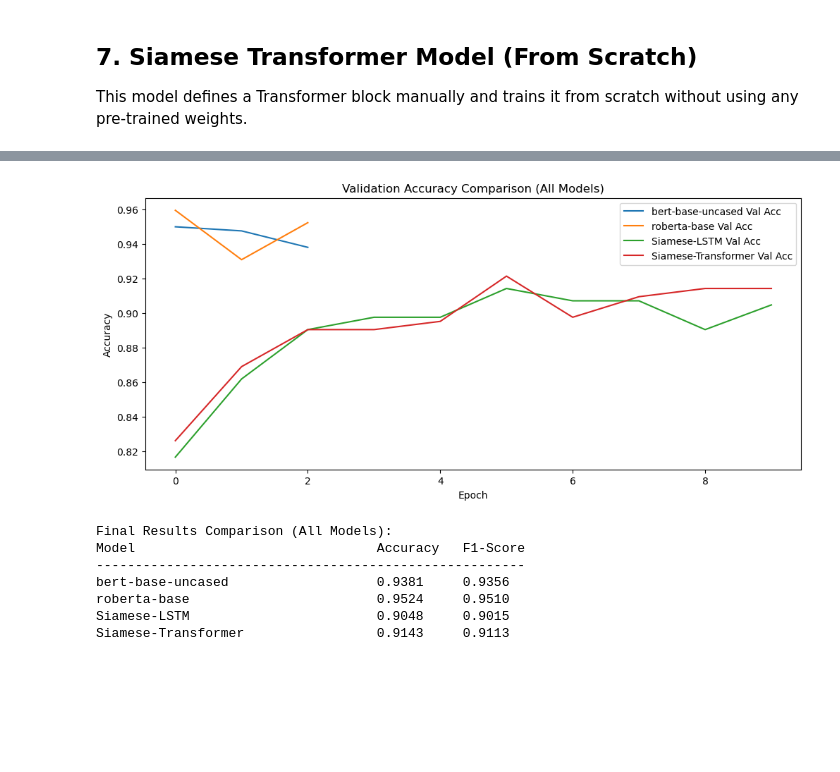
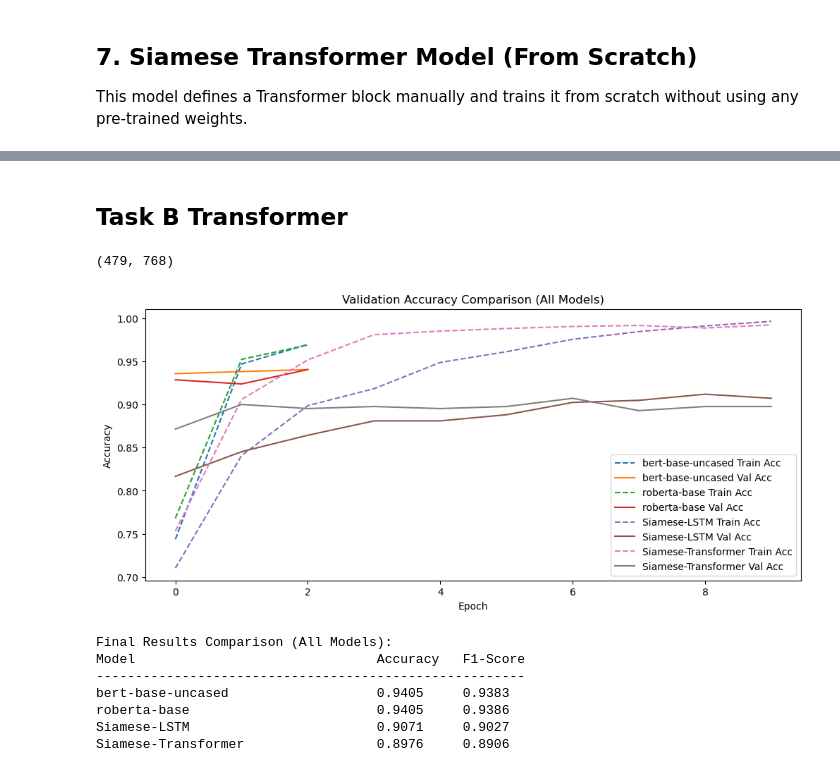
Before and after one commit to Chaitanya0604/nlp-group-50-semeval-2026-task-4, a Jupyter notebook: arvind-test.ipynb, the cells around one changed output, grey strips where cells are left out. Drawn from its saved outputs; the diff is of its cells as text; code cells hidden in the pictures; blank space fills up the shorter version.

Commit message:
arvind-test.ipynb: added task B outputs

```diff
--- a/arvind-test.ipynb
+++ b/arvind-test.ipynb
@@ -636,6 +726,9 @@ class SiameseLSTMClassifier(nn.Module):
         combined = torch.cat((emb_anc, emb_a, emb_b, torch.abs(emb_a - emb_b), cos_sim), dim=1)
         output = self.fc(self.dropout(combined))
         return output
+
+    def task_b(self, input_ids, attention_mask):
+        return self.encoder(input_ids, attention_mask)
 # %% [markdown]
 ## 7. Siamese Transformer Model (From Scratch)
 This model defines a Transformer block manually and trains it from scratch without using any pre-trained weights.
@@ -735,6 +828,9 @@ class SiameseTransformerClassifier(nn.Module):
         combined = torch.cat((emb_anc, emb_a, emb_b, torch.abs(emb_a - emb_b), cos_sim), dim=1)
         output = self.fc(self.dropout(combined))
         return output
+
+    def task_b(self, input_ids, attention_mask):
+        return self.encoder(input_ids, attention_mask)
 # %%
 def train_epoch_3text(model, data_loader, loss_fn, optimizer, device, scheduler=None):
     model.train()
@@ -865,12 +961,16 @@ def run_experiment_lstm(df, tokenizer, vocab_size, epochs=10, batch_size=32):
         if val_metrics['f1'] > best_f1:
             best_f1 = val_metrics['f1']
 
-    return history, val_metrics
+    return history, val_metrics, model
 
 # Run LSTM
 if 'results' not in locals(): results = {}
-history_lstm, metrics_lstm = run_experiment_lstm(df, my_tokenizer, my_tokenizer.vocab_size, epochs=10, batch_size=32)
+history_lstm, metrics_lstm , model_lstm = run_experiment_lstm(df, my_tokenizer, my_tokenizer.vocab_size, epochs=10, batch_size=32)
 results['Siamese-LSTM'] = {'history': history_lstm, 'metrics': metrics_lstm}
+if torch.cuda.is_available():
+    torch.cuda.empty_cache()
+if torch.mps.is_available():
+    torch.mps.empty_cache()
 # %% [output]
 Vocab Size: 10000
 
@@ -974,12 +1088,16 @@ def run_experiment_transformer(df, tokenizer, vocab_size, epochs=10, batch_size=
         if val_metrics['f1'] > best_f1:
             best_f1 = val_metrics['f1']
 
-    return history, val_metrics
+    return history, val_metrics, model
 
 # Run LSTM
 if 'results' not in locals(): results = {}
-history_lstm, metrics_lstm = run_experiment_lstm(df, my_tokenizer, my_tokenizer.vocab_size, epochs=10, batch_size=32)
-results['Siamese-Transformer'] = {'history': history_lstm, 'metrics': metrics_lstm}
+history_transformer, metrics_transformer, model_transformer = run_experiment_transformer(df, my_tokenizer, my_tokenizer.vocab_size, epochs=10, batch_size=32)
+results['Siamese-Transformer'] = {'history': history_transformer, 'metrics': metrics_transformer}
+if torch.cuda.is_available():
+    torch.cuda.empty_cache()
+if torch.mps.is_available():
+    torch.mps.empty_cache()
 # %% [output]
 Vocab Size: 10000
 
@@ -1029,37 +1147,51 @@ Val   F1 0.9113
+# %% [markdown]
+## Task B Transformer
+# %%
+embeddings = []
+
+data_loader = TaskBDataLoader(df_task_b, my_tokenizer)
+
+emb = task_b_embeddings(data_loader, model, device)
+
+final_embeddings['Siamese-Tramsformer'] = emb
+print(final_embeddings['Siamese-Tramsformer'].shape)
+# %% [output]
+(479, 768)
 # %%
 
 # Plot Comparison
 if 'results' in locals() and results:
     plt.figure(figsize=(12, 5))
 
     for model_name, data in results.items():
         if 'history' in data and 'val_acc' in data['history']:
+            plt.plot(data['history']['train_acc'], label=f"{model_name} Train Acc", linestyle='--')
             plt.plot(data['history']['val_acc'], label=f"{model_name} Val Acc")
 
     plt.title('Validation Accuracy Comparison (All Models)')
     plt.xlabel('Epoch')
     plt.ylabel('Accuracy')
     plt.legend()
     plt.savefig('model_comparison.png')
     plt.show()
 
     # Print Final Table
     print("\nFinal Results Comparison (All Models):")
     print(f"{'Model':<35} {'Accuracy':<10} {'F1-Score':<10}")
     print("-" * 55)
     for model_name, data in results.items():
         if 'metrics' in data:
             acc = data['metrics'].get('accuracy', 0)
             f1 = data['metrics'].get('f1', 0)
             print(f"{model_name:<35} {acc:.4f}     {f1:.4f}")
 else:
     print("No results to plot.")
 # %% [output]
-[figure, old version]
+[figure, new version]
 Final Results Comparison (All Models):
 Model                               Accuracy   F1-Score
 -------------------------------------------------------
-bert-base-uncased                   0.9381     0.9356
-roberta-base                        0.9524     0.9510
-Siamese-LSTM                        0.9048     0.9015
-Siamese-Transformer                 0.9143     0.9113
+bert-base-uncased                   0.9405     0.9383
+roberta-base                        0.9405     0.9386
+Siamese-LSTM                        0.9071     0.9027
+Siamese-Transformer                 0.8976     0.8906
```
Also changed, not shown: parts of 17 cells of this notebook.
